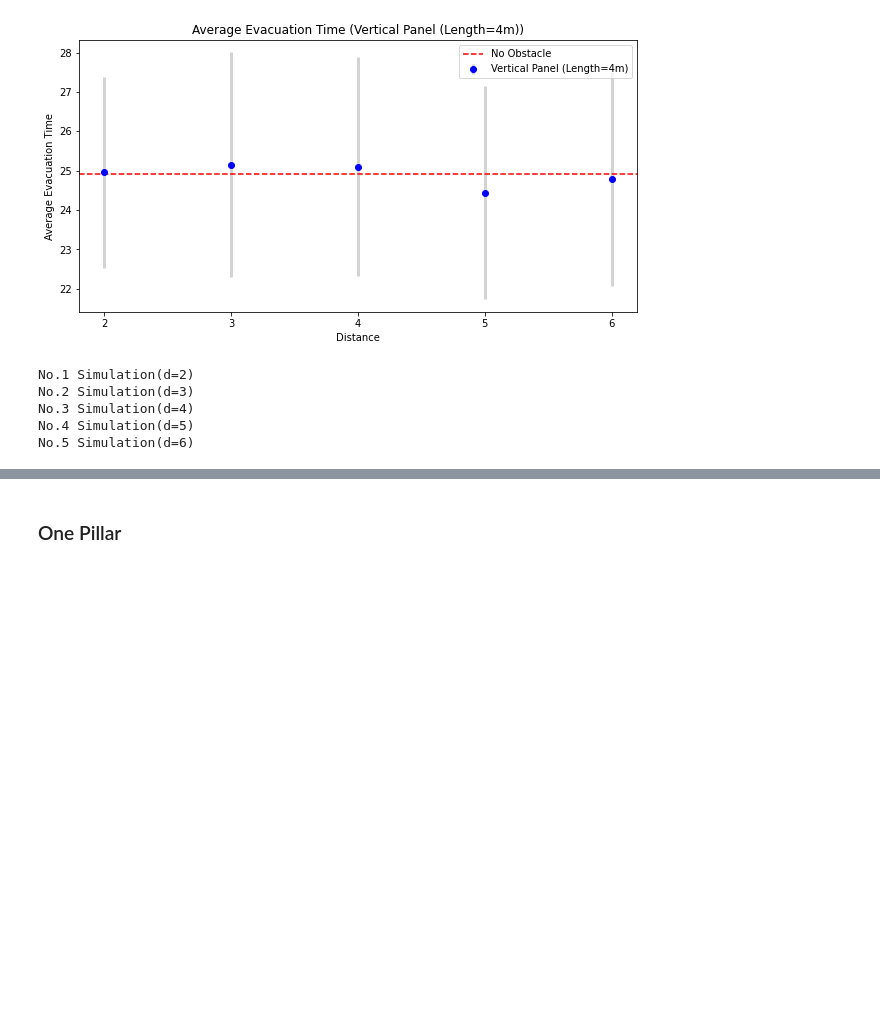
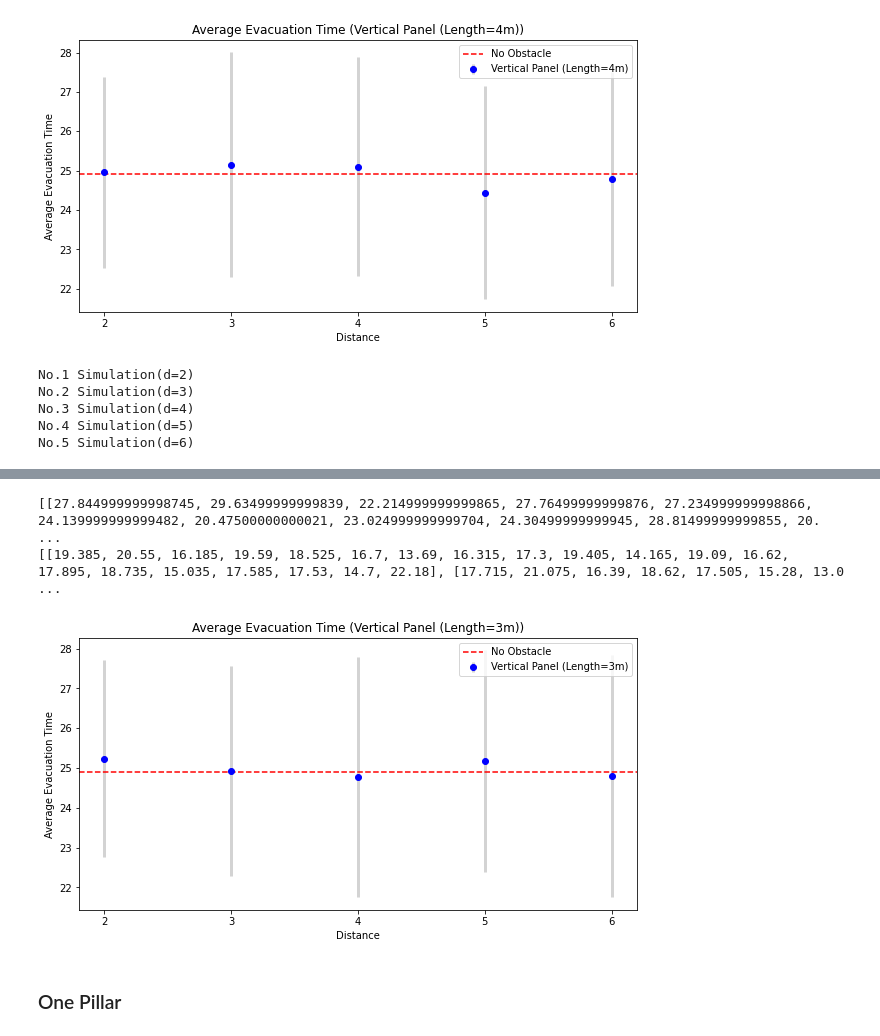
Before and after one commit to ann0215/ABM, a Jupyter notebook: update/experiment.ipynb, the cells around one changed output, grey strips where cells are left out. Cells and saved outputs as stored; diff of their text form; code cells hidden in the pictures; blank space fills up the shorter version.

```diff
--- a/update/experiment.ipynb
+++ b/update/experiment.ipynb
@@ -272,7 +439,8 @@ plot_with_ci(time_list_d_vertic_len4,range(2,7), obstacle_type='Vertical Panel (
 # %% [output]
 [figure]
 # %%
-# vertical panel with length of 4
+# vertical panel with length of 3
+
 r_1 = 1
 r_2 = 0
 r_3 = 0
@@ -282,17 +450,17 @@ time_list_d = []
 time_perct_list_d = []
 for d in range(2,7):
     print(f"No.{d-1} Simulation(d={d})")
-    for seed in range(10):
-        time_list = []
-        time_perct_list = []
-        barrier_set = barrier_set_noobs + [(26-d-4,8),(26-d,9)]
+    time_list = []
+    time_perct_list = []
+    for seed in range(20):
+        barrier_set = barrier_set_noobs + [(26-d-3,8),(26-d,9)]
         time, time_perct = one_simulation(barrier_set, percent_threshold,
                     r_1, r_2, r_3, A_p, A_o, B, beta1, beta2,
                     N, delta_time, seed, gui_display=False)
         time_list.append(time)
         time_perct_list.append(time_perct)
-    time_list_d.append(np.mean(time_list))
-    time_perct_list_d.append(np.mean(time_perct_list))
+    time_list_d.append(time_list)
+    time_perct_list_d.append(time_perct_list)
 # %% [output]
 No.1 Simulation(d=2)
 No.2 Simulation(d=3)
@@ -378,21 +469,0 @@ KeyboardInterrupt:
-# %%
-r_1 = 1
-r_2 = 0
-r_3 = 0
-A_p=998.97
-A_o=998.97
-time_list_d = []
-time_perct_list_d = []
-for d in range(2,7):
-    print(f"No.{d-1} Simulation(d={d})")
-    for seed in range(10):
-        time_list = []
-        time_perct_list = []
-        barrier_set = barrier_set_noobs + [(26-d-1,6),(26-d,7),(26-d-1,10),(26-d,11)]
-        time, time_perct = one_simulation(barrier_set, percent_threshold,
-                    r_1, r_2, r_3, A_p, A_o, B, beta1, beta2,
-                    N, delta_time, seed, gui_display=False)
-        time_list.append(time)
-        time_perct_list.append(time_perct)
-    time_list_d.append(np.mean(time_list))
-    time_perct_list_d.append(np.mean(time_perct_list))
@@ -402,3 +470,15 @@ print(time_perct_list_d)
+# %%
+# Here print for back-up
+time_list_d_vertic_len3 = time_list_d
+time_perct_list_d_vertic_len3 = time_perct_list_d
+
+print(time_list_d_vertic_len3)
+print(time_perct_list_d_vertic_len3)
+plot_with_ci(time_list_d_vertic_len3,range(2,7), obstacle_type='Vertical Panel (Length=3m)', value_noobs=np.mean(time_list_noobs))
+# %% [output]
+[[27.844999999998745, 29.63499999999839, 22.214999999999865, 27.76499999999876, 27.234999999998866, 24.139999999999482, 20.47500000000021, 23.024999999999704, 24.30499999999945, 28.81499999999855, 20. ...
+[[19.385, 20.55, 16.185, 19.59, 18.525, 16.7, 13.69, 16.315, 17.3, 19.405, 14.165, 19.09, 16.62, 17.895, 18.735, 15.035, 17.585, 17.53, 14.7, 22.18], [17.715, 21.075, 16.39, 18.62, 17.505, 15.28, 13.0 ...
+[figure, added]
 # %% [markdown]
 ### One Pillar
 # %%
```
Also changed, not shown: parts of 31 cells of this notebook, 7 other files.
